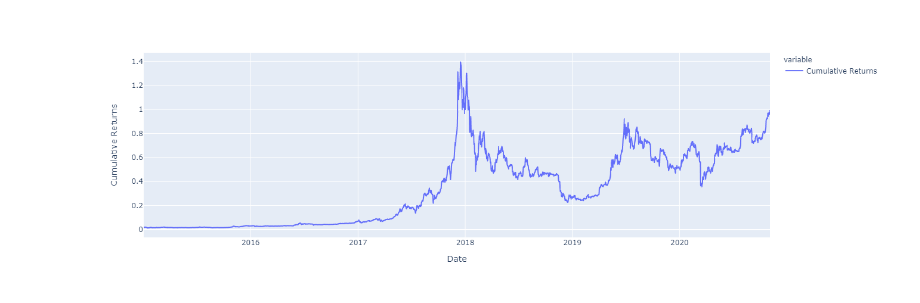
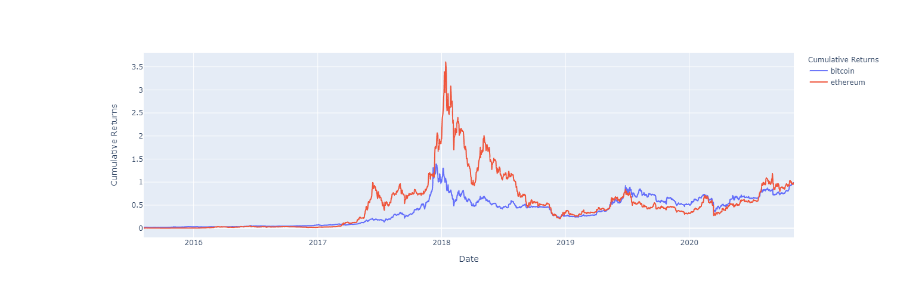
Before and after one commit to sbernard1129/crypto-analysis, a Jupyter notebook: analysis.ipynb, the cells around one changed output. Cells and saved outputs as stored; diff of their text form; code cells hidden in the pictures.

Commit message:
Now uses pivot to more easily view multiple crypto-currencies on the same graph

```diff
--- a/analysis.ipynb
+++ b/analysis.ipynb
@@ -11,7 +11,7 @@ import panel as pn
 # %%
 # Read history from csv
 history_data = Path("data/data_5year.csv")
-history_df = pd.read_csv(history_data, index_col="Date", parse_dates=True, infer_datetime_format=True)
+history_df = pd.read_csv(history_data, parse_dates=True, infer_datetime_format=True)
 
 # clean unused column from dataframe
 if 'Unnamed: 0' in history_df.columns:
@@ -97,6 +102,7 @@ def cumulative_returns_plot(history_df, ticker, ticker_header=None, price_header
 # %%
 # df = cumulative_returns_dataframe(history_df=history_df, ticker='bitcoin', ticker_header="Ticker", price_header="Price")
 # df
-cumulative_returns_plot(history_df=history_df, ticker='bitcoin')
+pivot_price_df = pivot_price_dataframe(history_df=history_df, ticker_list = list(history_df["Ticker"].unique()))
+cumulative_returns_plot(cumulative_returns_dataframe(pivot_price_df))
 # %% [output]
-[figure, old version]
+[figure, new version]
```
Also changed, not shown: parts of 2 cells of this notebook.
